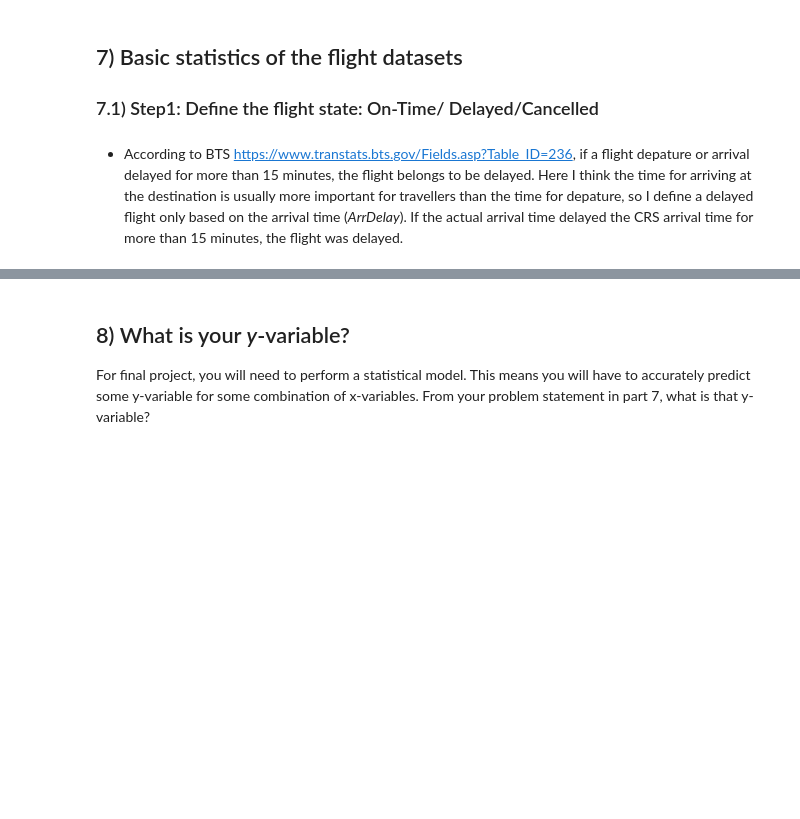
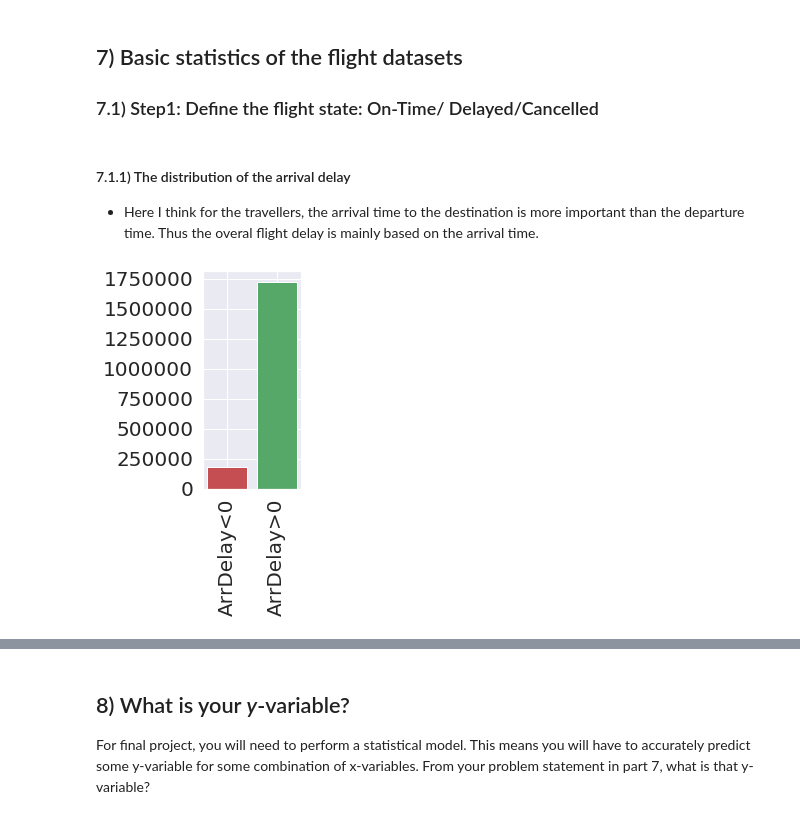
Before and after one commit to Wolfking2015/Final-Project-For-AML, a Jupyter notebook: final-project.ipynb, the cells around one changed output, grey strips where cells are left out. Drawn from its saved outputs; the diff is of its cells as text; code cells hidden in the pictures; blank space fills up the shorter version.

```diff
--- a/final-project.ipynb
+++ b/final-project.ipynb
@@ -228,5 +228,19 @@ Try to use a supervised methods to predict whether the flight has a high probabi
 # %% [markdown]
 ## 7) Basic statistics of the flight datasets
 ### 7.1) Step1: Define the flight state: On-Time/ Delayed/Cancelled
-# %% [markdown]
-* According to BTS https://www.transtats.bts.gov/Fields.asp?Table_ID=236, if a flight depature or arrival delayed for more than 15 minutes, the flight belongs to be delayed. Here I think the time for arriving at the destination is usually more important for travellers than the time for depature, so I define a delayed flight only based on the arrival time (_ArrDelay_). If the actual arrival time delayed the CRS arrival time for more than 15 minutes, the flight was delayed.
+# %% [markdown]
+#### 7.1.1) The distribution of the arrival delay
+* Here I think for the travellers, the arrival time to the destination is more important than the departure time. Thus the overal flight delay is mainly based on the arrival time.
+# %%
+#Load the arrival delay of all the not cancelled flights
+ArrDelay_NotCancelled=data_airline[data_airline.Cancelled==0]['ArrDelay'];
+#First measure the proportion of flights iwth arrival delay<0 and the proportion of flights iwth arrival delay>0
+NumOfNegativeArrDelay=np.sum(ArrDelay_NotCancelled<0)
+NumOfPositiveArrDelay=np.sum(ArrDelay_NotCancelled>0)
+plt.subplot(1,3,1)
+sns.set()
+plt.bar([1,2],[NumOfNegativeArrDelay,NumOfPositiveArrDelay],color=['r','g']);
+plt.xticks([1,2],['ArrDelay<0','ArrDelay>0'],rotation='vertical',fontsize=20);
+plt.yticks(fontsize=20);
+# %% [output]
+[figure, added]
```
Also changed, not shown: parts of 7 cells of this notebook.
